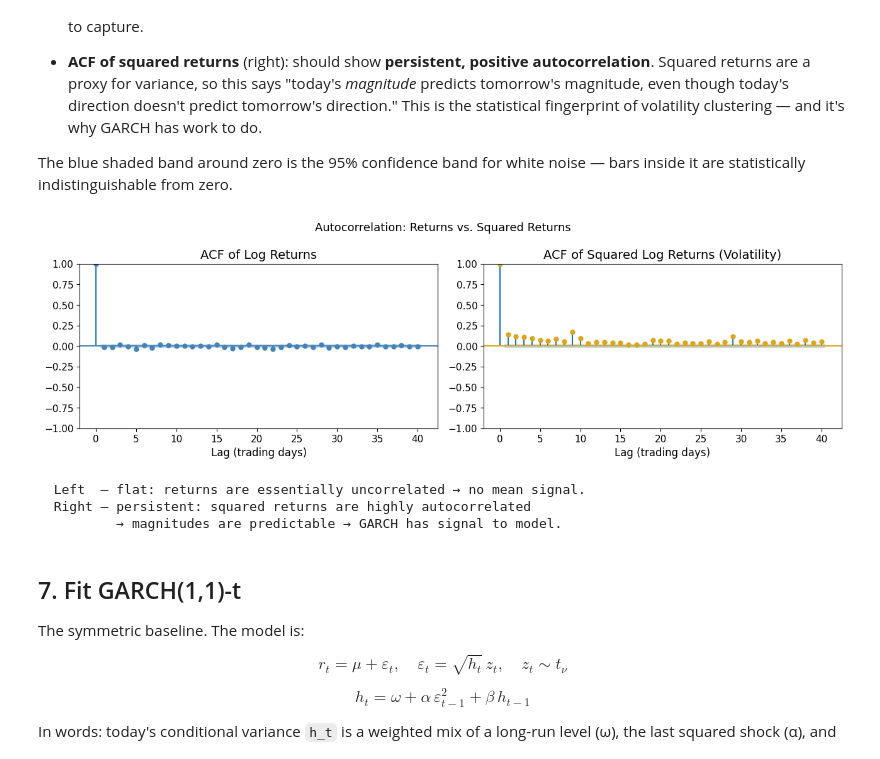
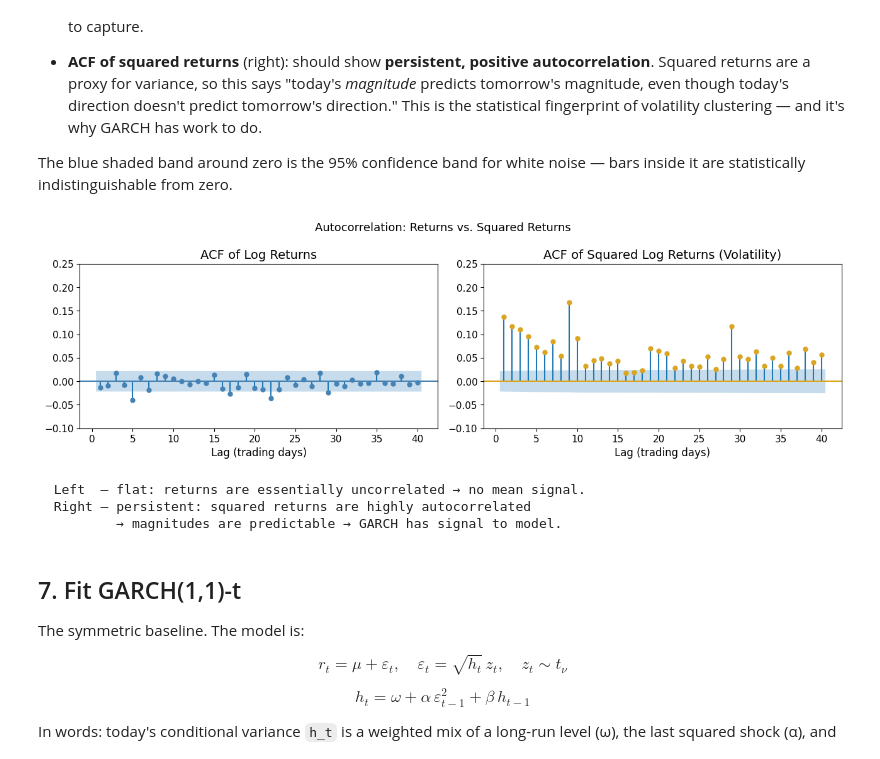
Before and after one commit to F5F0A0/coffee-futures-forecasting-model, a Jupyter notebook: notebooks/04_deployment.ipynb, the cells around one changed output. Drawn from its saved outputs; the diff is of its cells as text; code cells hidden in the pictures.

Commit message:
fix scales and add constant vs conditional variance plot

```diff
--- a/notebooks/04_deployment.ipynb
+++ b/notebooks/04_deployment.ipynb
@@ -361,30 +362,39 @@ noise — bars inside it are statistically indistinguishable from zero.
 # %%
 fig, axes = plt.subplots(1, 2, figsize=(13, 4))
 fig.suptitle("Autocorrelation: Returns vs. Squared Returns", fontsize=13)
 
 plot_acf(
-    log_returns, lags=40, ax=axes[0], alpha=0.05, title="ACF of Log Returns", color="steelblue"
+    log_returns,
+    lags=40,
+    ax=axes[0],
+    alpha=0.05,
+    zero=False,
+    title="ACF of Log Returns",
+    color="steelblue",
 )
 axes[0].set_xlabel("Lag (trading days)")
+axes[0].set_ylim(-0.1, 0.25)
 
 plot_acf(
     log_returns**2,
     lags=40,
     ax=axes[1],
     alpha=0.05,
+    zero=False,
     title="ACF of Squared Log Returns (Volatility)",
     color="goldenrod",
 )
 axes[1].set_xlabel("Lag (trading days)")
+axes[1].set_ylim(-0.1, 0.25)
 
 plt.tight_layout()
 plt.show()
 
 print("  Left  — flat: returns are essentially uncorrelated → no mean signal.")
 print("  Right — persistent: squared returns are highly autocorrelated")
 print("          → magnitudes are predictable → GARCH has signal to model.")
 # %% [output]
-[figure, old version]
+[figure, new version]
   Left  — flat: returns are essentially uncorrelated → no mean signal.
   Right — persistent: squared returns are highly autocorrelated
           → magnitudes are predictable → GARCH has signal to model.
```
Also changed, not shown: parts of 12 cells of this notebook.
